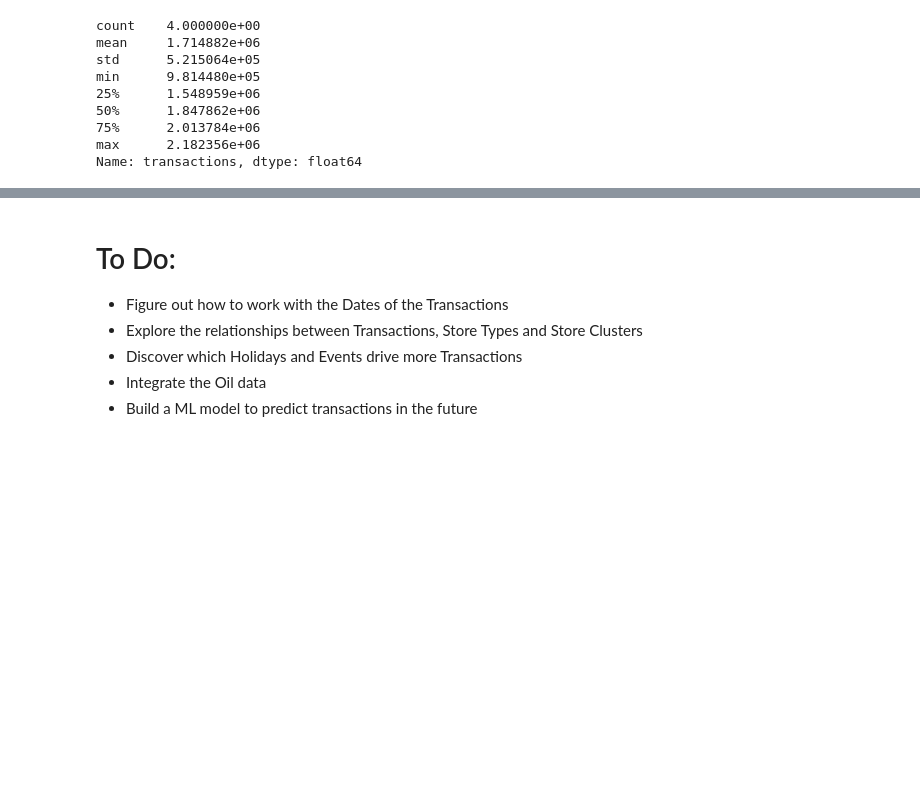
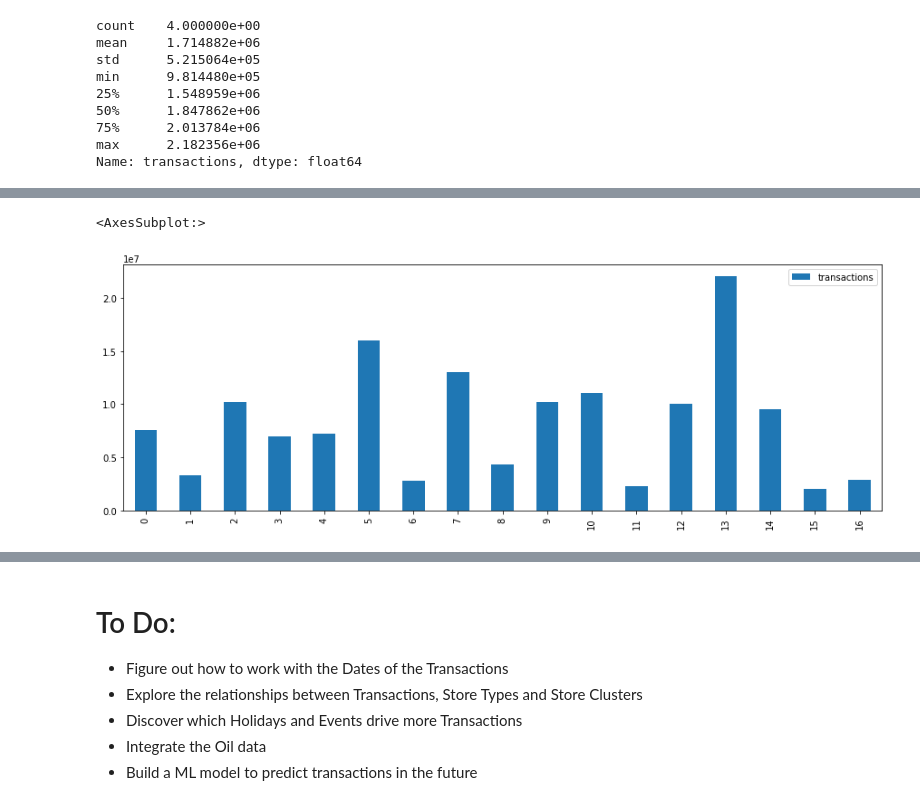
Before and after one commit to GnarvelousOne/DataScience, a Jupyter notebook: store-sales-time-series-forecasting.ipynb, the cells around one changed output, grey strips where cells are left out. Saved outputs shown, nothing was run; the diff lists cells and outputs as text; code cells hidden in the pictures; blank space fills up the shorter version.

Commit message:
Kaggle Notebook | Store Sales - Time Series Forecasting | Version 2

```diff
--- a/store-sales-time-series-forecasting.ipynb
+++ b/store-sales-time-series-forecasting.ipynb
@@ -436,0 +489,27 @@ Name: transactions, dtype: float64
+# %%
+df_cluster_1_sum = df_cluster_1['transactions'].sum()
+df_cluster_2_sum = df_cluster_2['transactions'].sum()
+df_cluster_3_sum = df_cluster_3['transactions'].sum()
+df_cluster_4_sum = df_cluster_4['transactions'].sum()
+df_cluster_5_sum = df_cluster_5['transactions'].sum()
+df_cluster_6_sum = df_cluster_6['transactions'].sum()
+df_cluster_7_sum = df_cluster_7['transactions'].sum()
+df_cluster_8_sum = df_cluster_8['transactions'].sum()
+df_cluster_9_sum = df_cluster_9['transactions'].sum()
+df_cluster_10_sum = df_cluster_10['transactions'].sum()
+df_cluster_11_sum = df_cluster_11['transactions'].sum()
+df_cluster_12_sum = df_cluster_12['transactions'].sum()
+df_cluster_13_sum = df_cluster_13['transactions'].sum()
+df_cluster_14_sum = df_cluster_14['transactions'].sum()
+df_cluster_15_sum = df_cluster_15['transactions'].sum()
+df_cluster_16_sum = df_cluster_16['transactions'].sum()
+df_cluster_17_sum = df_cluster_17['transactions'].sum()
+# %%
+# Make a new DataFrame with the total transactions for each Store Cluster
+df_cluster_data = [('1', df_cluster_1_sum),('2', df_cluster_2_sum),('3', df_cluster_3_sum),
+               ('4', df_cluster_4_sum),('5', df_cluster_5_sum),('6', df_cluster_6_sum),
+               ('7', df_cluster_7_sum),('8', df_cluster_8_sum),('9', df_cluster_9_sum),
+               ('10', df_cluster_10_sum),('11', df_cluster_11_sum),('12', df_cluster_12_sum),
+               ('13', df_cluster_13_sum),('14', df_cluster_14_sum),('15', df_cluster_15_sum),
+               ('16', df_cluster_16_sum),('17', df_cluster_17_sum),]
+df_cluster_trans = pd.DataFrame(df_cluster_data, columns=['store_cluster', 'transactions'])
@@ -436,0 +559,5 @@ Name: transactions, dtype: float64
+# %%
+df_cluster_trans.plot(kind='bar', y='transactions', figsize=(15,5))
+# %% [output]
+<AxesSubplot:>
+[figure, added]
```
Also changed, not shown: parts of 16 cells of this notebook.
